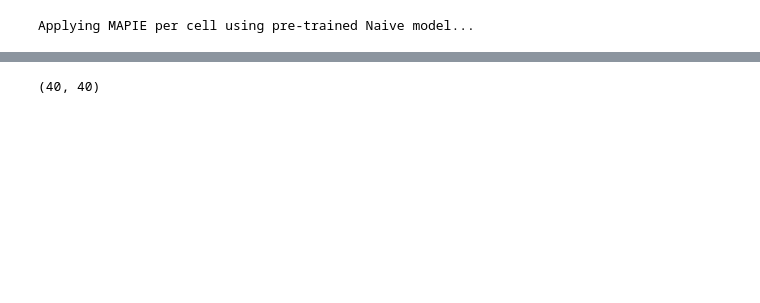
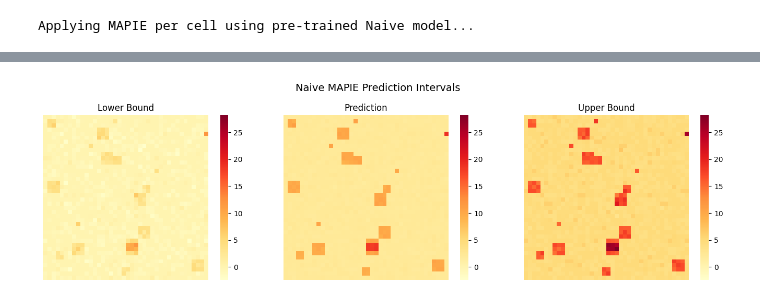
Before and after one commit to cristian-pulido/uncertainty-informed-decision-making, a Jupyter notebook: articulos/uncertainty-hotspots/notebooks/05-apply-CP.ipynb, the cells around one changed output, grey strips where cells are left out. Saved outputs shown, nothing was run; the diff lists cells and outputs as text; code cells hidden in the pictures; blank space fills up the shorter version.

```diff
--- a/articulos/uncertainty-hotspots/notebooks/05-apply-CP.ipynb
+++ b/articulos/uncertainty-hotspots/notebooks/05-apply-CP.ipynb
@@ -123,4 +70,15 @@ plot_prediction_interval_map(
-# %%
-y_pred.shape
-# %% [output]
-(40, 40)
+# %%
+# Asignar predicción directamente
+grid_pred = y_pred  # Ya está en formato de grilla (rows x cols)
+
+# Convertir ground truth a grilla
+grid_true = aggregate_by_cell(X_test, y_test, grid_size,aggfunc="mean")
+
+# Visualizar intervalos de predicción
+plot_prediction_interval_map(
+    y_min, grid_pred , y_max,
+    title="Naive MAPIE Prediction Intervals",
+    titles = [ "Lower Bound","Prediction", "Upper Bound"]
+)
+# %% [output]
+[figure, added]
```
Also changed, not shown: parts of 19 cells of this notebook, 6 other files.
